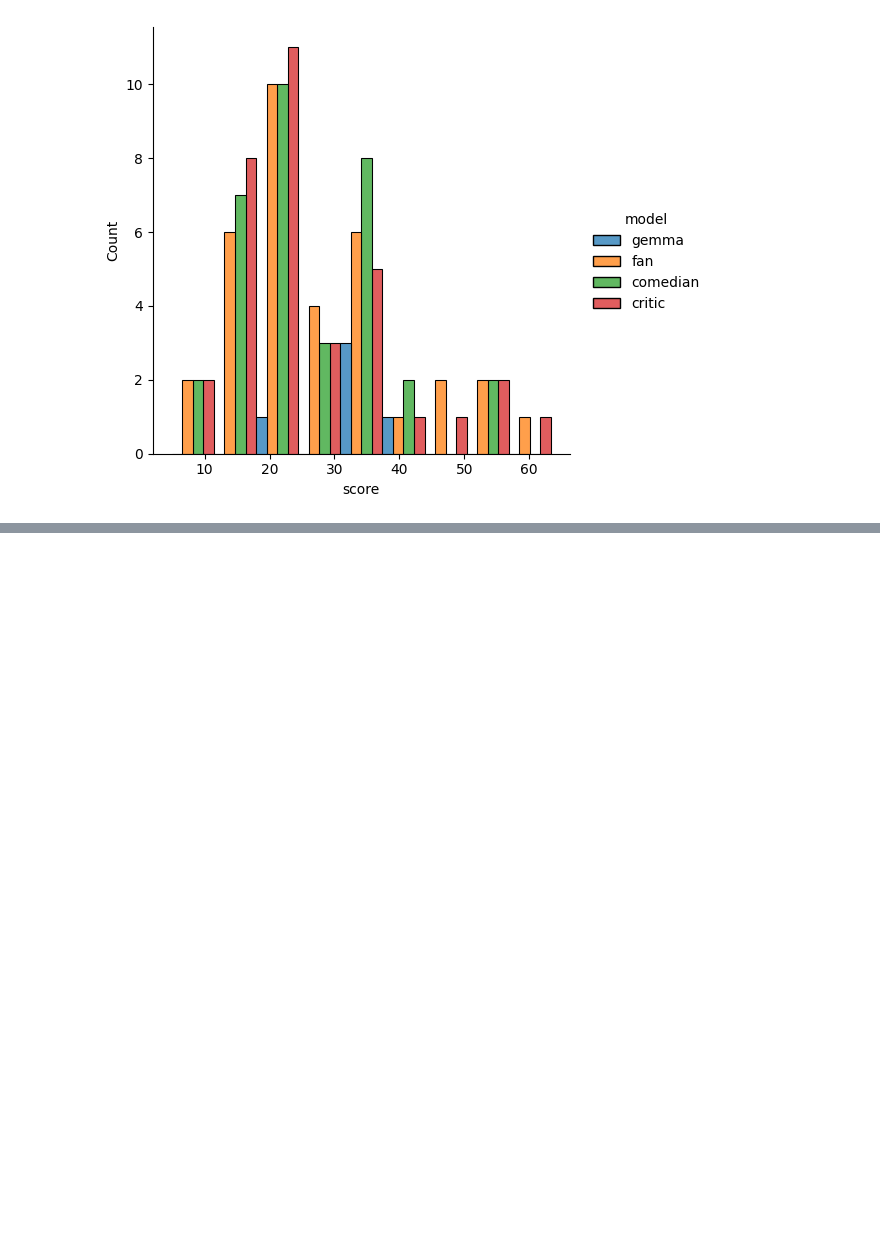
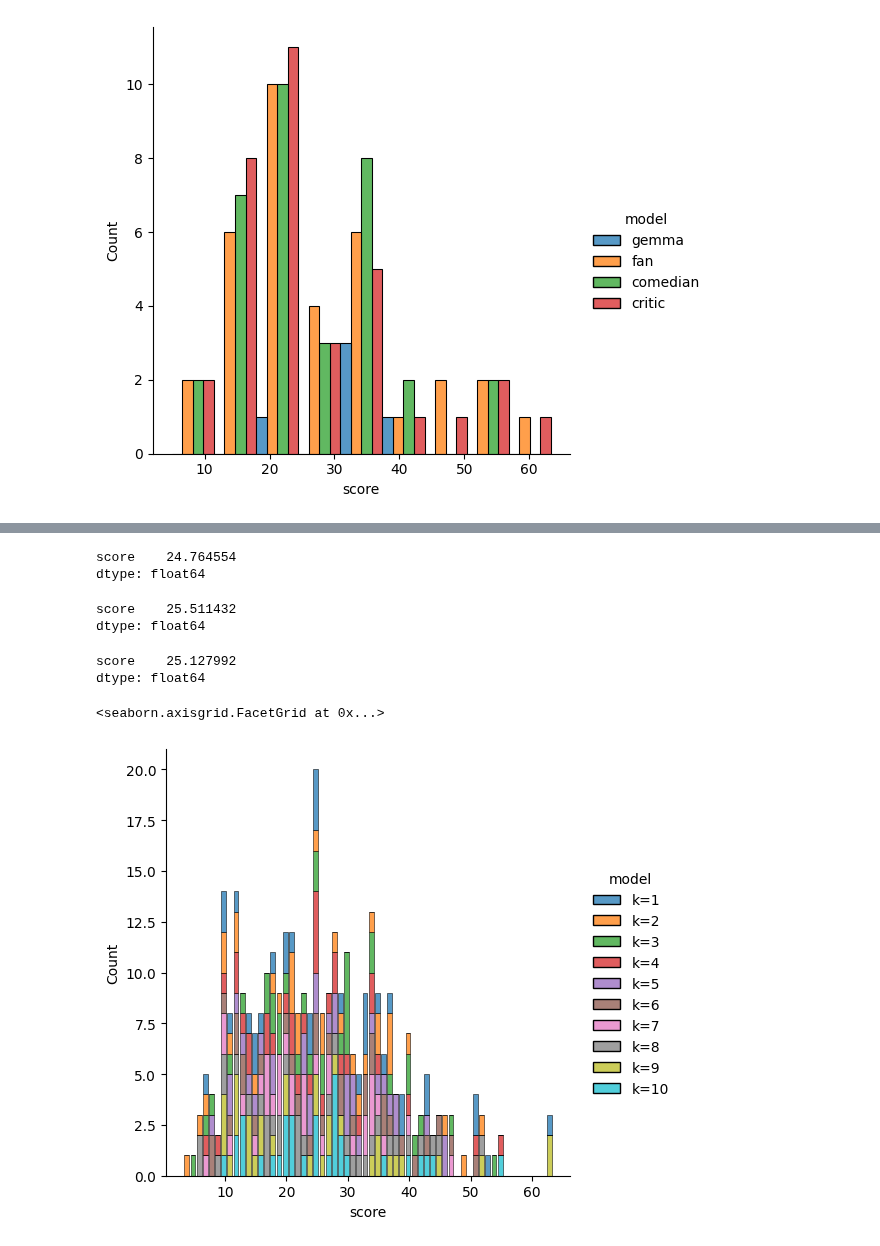
Before and after one commit to swaggirl9000/humor, a Jupyter notebook: notebooks/base_metric_comparison.ipynb, the cells around one changed output, grey strips where cells are left out. Drawn from its saved outputs; the diff is of its cells as text; code cells hidden in the pictures; blank space fills up the shorter version.

```diff
--- a/notebooks/base_metric_comparison.ipynb
+++ b/notebooks/base_metric_comparison.ipynb
@@ -658,0 +722,36 @@ sns.displot(df, x="score", hue="model", kind="hist", shrink=1, multiple="stack")
+# %%
+k8_metric = bipartite_metric(k_8, ground_truth)
+k8_metric.mean()
+# %% [output]
+score    24.764554
+dtype: float64
+# %%
+k9_metric = bipartite_metric(k_9, ground_truth)
+k9_metric.mean()
+# %% [output]
+score    25.511432
+dtype: float64
+# %%
+k10_metric = bipartite_metric(k_10, ground_truth)
+k10_metric.mean()
+# %% [output]
+score    25.127992
+dtype: float64
+# %%
+k1 = k1_metric.assign(model = "k=1")
+k2 = k2_metric.assign(model = "k=2")
+k3 = k3_metric.assign(model = "k=3")
+k4 = k4_metric.assign(model = "k=4")
+k5 = k5_metric.assign(model = "k=5")
+k6 = k6_metric.assign(model = "k=6")
+k7 = k7_metric.assign(model = "k=7")
+k8 = k8_metric.assign(model = "k=8")
+k9 = k9_metric.assign(model = "k=9")
+k10 = k10_metric.assign(model = "k=10")
+# %%
+df = pd.concat([k1, k2, k3, k4, k5, k6, k7, k8, k9, k10]).reset_index(drop=True)
+# %%
+sns.displot(df, x="score", hue="model", kind="hist", multiple="stack", shrink=0.8, binwidth=1.0)
+# %% [output]
+<seaborn.axisgrid.FacetGrid at 0x...>
+[figure, added]
```
Also changed, not shown: parts of 32 cells of this notebook, 3 other files.
